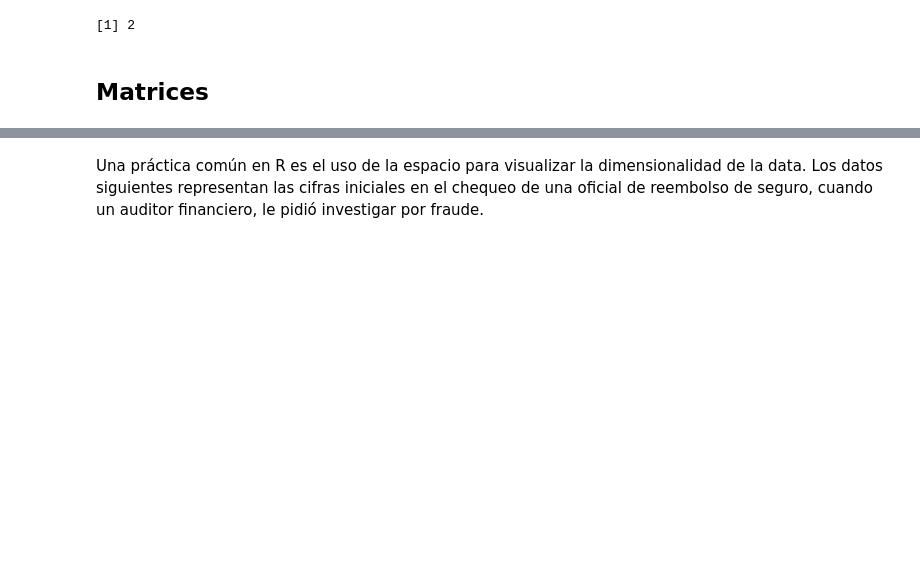
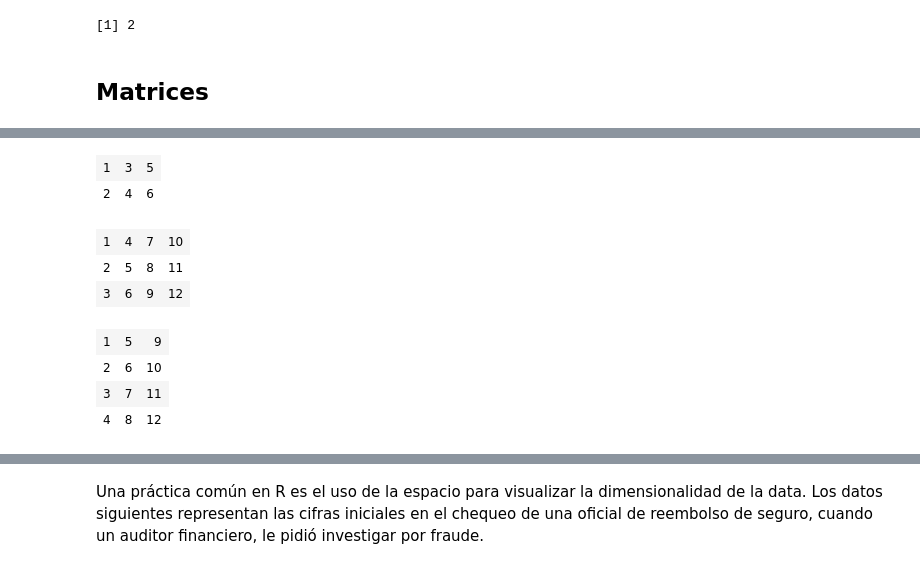
Before and after one commit to noetaza/Curso-R, a Jupyter notebook: Vectores-Matrices-Array/Vectores-Matrices-Arrays.ipynb, the cells around one changed output, grey strips where cells are left out. Cells and saved outputs as stored; diff of their text form; code cells hidden in the pictures; blank space fills up the shorter version.

```diff
--- a/Vectores-Matrices-Array/Vectores-Matrices-Arrays.ipynb
+++ b/Vectores-Matrices-Array/Vectores-Matrices-Arrays.ipynb
@@ -165,0 +173,24 @@ Im(y)
+# %%
+# Dos argumentos escalares para especificar filas y columnas
+m <- matrix(1:6, ncol=3, nrow=2)
+m
+# Un argumento en forma de vector que describe todas las dimensiones
+n <-array(1:12, c(2,3, 2))
+
+# Podemos modificar un objeto en su lugar en base a dim()
+
+p<- 1:12
+dim(p) <- c(3,4)
+p
+dim(p) <-c(4,3)
+p
+# %% [output]
+| 1 | 3 | 5 |
+| 2 | 4 | 6 |
+| 1 | 4 | 7 | 10 |
+| 2 | 5 | 8 | 11 |
+| 3 | 6 | 9 | 12 |
+| 1 | 5 | 9 |
+| 2 | 6 | 10 |
+| 3 | 7 | 11 |
+| 4 | 8 | 12 |
```
Also changed, not shown: parts of 8 cells of this notebook.
